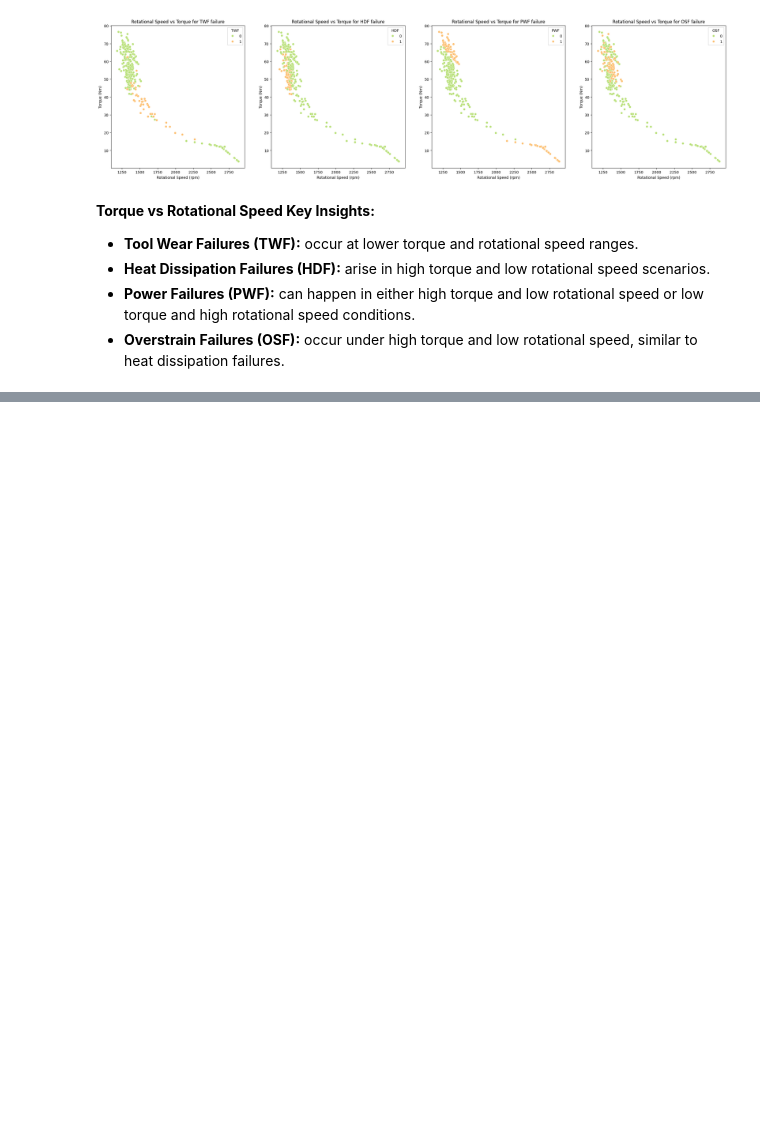
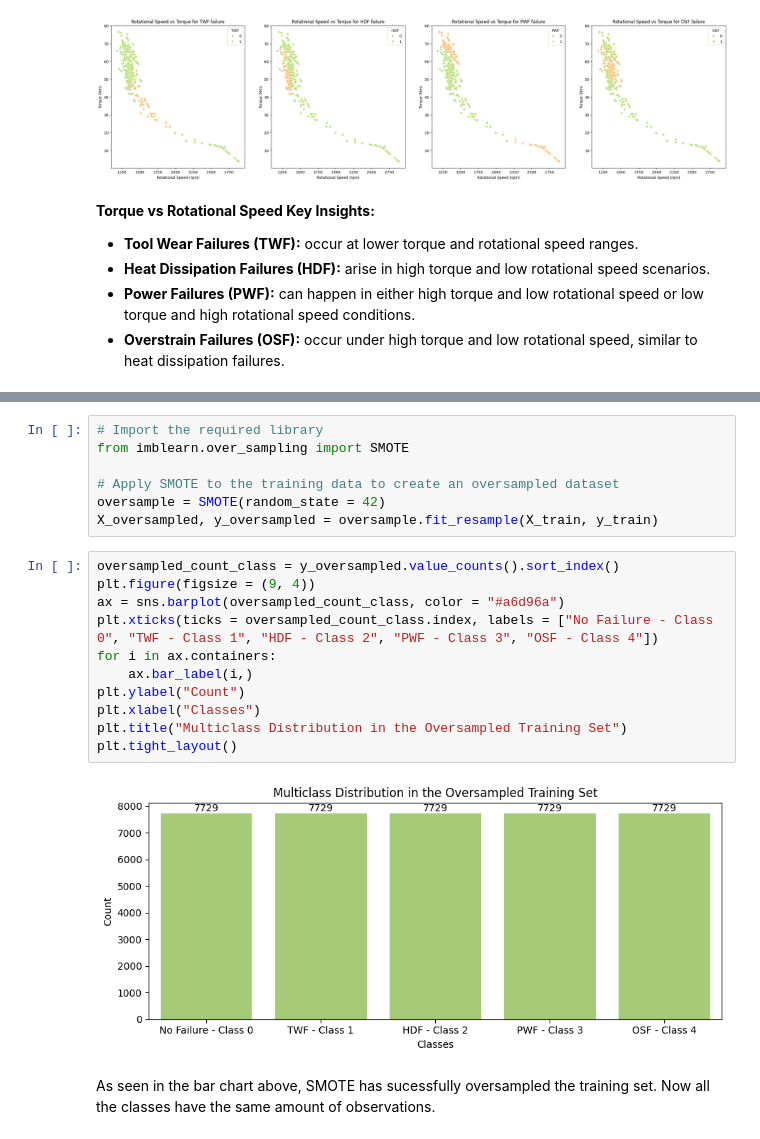
Before and after one commit to herrerovir/Predictive-maintenance-industrial-machinery, a Jupyter notebook: Predictive-maintenance-of-industrial-machinery.ipynb, the cells around one changed output, grey strips where cells are left out. Cells and saved outputs as stored; diff of their text form; blank space fills up the shorter version.

```diff
--- a/Predictive-maintenance-of-industrial-machinery.ipynb
+++ b/Predictive-maintenance-of-industrial-machinery.ipynb
@@ -510,0 +643,22 @@ Text(0, 0.5, 'Torque (Nm)')
+# %%
+# Import the required library
+from imblearn.over_sampling import SMOTE
+
+# Apply SMOTE to the training data to create an oversampled dataset
+oversample = SMOTE(random_state = 42)
+X_oversampled, y_oversampled = oversample.fit_resample(X_train, y_train)
+# %%
+oversampled_count_class = y_oversampled.value_counts().sort_index()
+plt.figure(figsize = (9, 4))
+ax = sns.barplot(oversampled_count_class, color = "#a6d96a")
+plt.xticks(ticks = oversampled_count_class.index, labels = ["No Failure - Class 0", "TWF - Class 1", "HDF - Class 2", "PWF - Class 3", "OSF - Class 4"])
+for i in ax.containers:
+    ax.bar_label(i,)
+plt.ylabel("Count")
+plt.xlabel("Classes")
+plt.title("Multiclass Distribution in the Oversampled Training Set")
+plt.tight_layout()
+# %% [output]
+[figure, added]
+# %% [markdown]
+As seen in the bar chart above, SMOTE has sucessfully oversampled the training set. Now all the classes have the same amount of observations.
```
Also changed, not shown: parts of 16 cells of this notebook.
